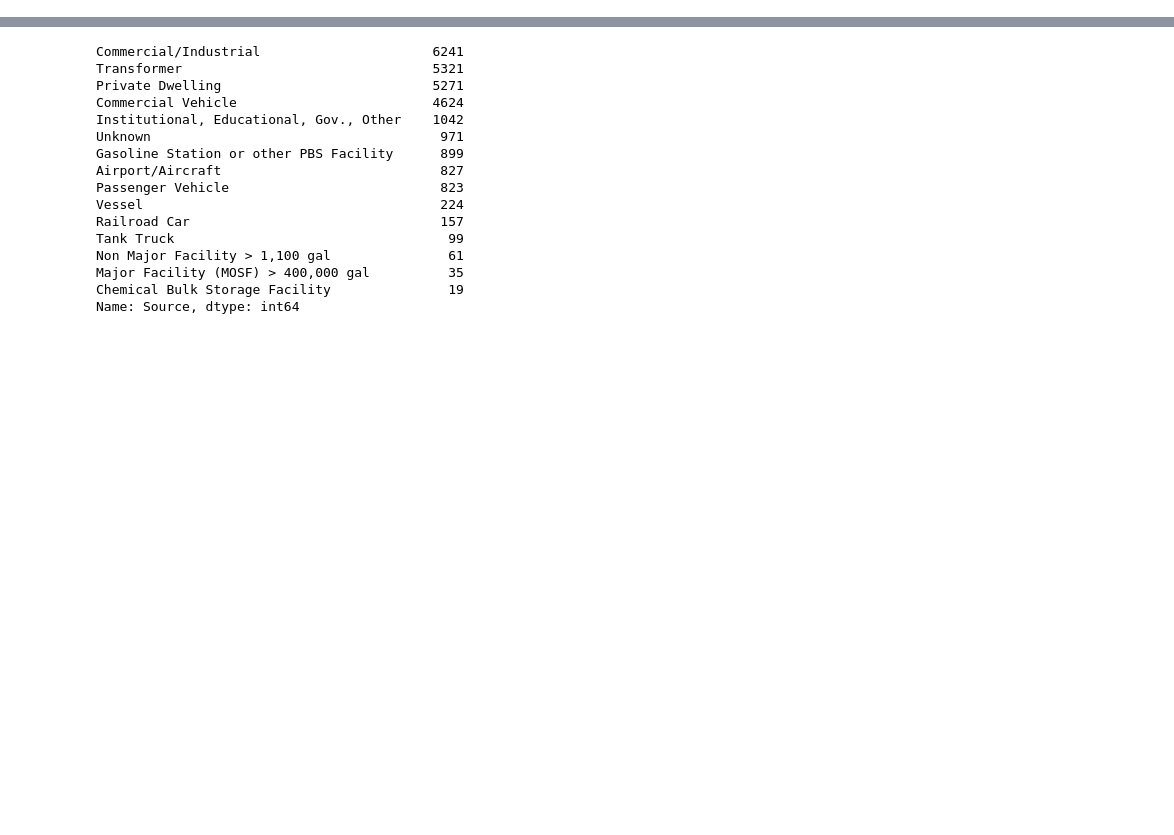
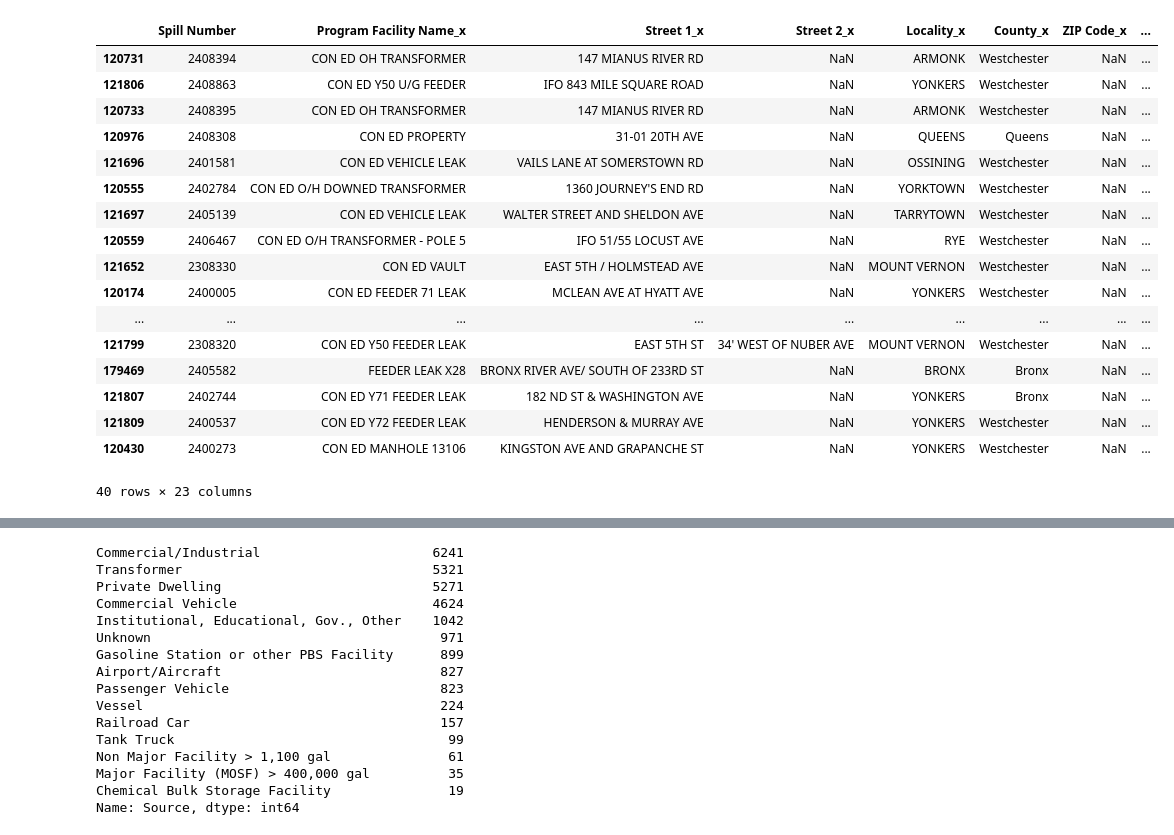
Before and after one commit to shenalt/NYSpills, a Jupyter notebook: spills.ipynb, the cells around one changed output, grey strips where cells are left out. Cells and saved outputs as stored; diff of their text form; code cells hidden in the pictures; blank space fills up the shorter version.

Commit message:
merge dfs

```diff
--- a/spills.ipynb
+++ b/spills.ipynb
@@ -99,8 +100,16 @@ print(df.duplicated().sum())
 # %%
 # Date Range
-df['Spill Date'] = pd.to_datetime(df['Spill Date'])
-df['Year'] = df['Spill Date'].dt.year
-years = df['Year'].value_counts()
-print(df['Year'].dtypes)
+df_24['Spill Date'] = pd.to_datetime(df_24['Spill Date'])
+df_24['Year'] = df_24['Spill Date'].dt.year
+years = df_24['Year'].value_counts()
+print('DF 24')
+print(df_24['Year'].dtypes)
 print(years.sort_index(ascending=True))
+
+print('DF 25')
+df_25['Spill Date'] = pd.to_datetime(df_25['Spill Date'])
+df_25['Year'] = df_25['Spill Date'].dt.year
+years = df_25['Year'].value_counts()
+print(df_25['Year'].dtypes)
+print(years.sort_index(ascending=True))
 # %% [output]
@@ -125,7 +148,8 @@ Name: Year, Length: 66, dtype: int64
 #print(county_spill_sums)
 # %%
 # Creating a Recovered Amount Column
-df['Unrecovered Amount'] = df['Quantity'] - df['Recovered']
+df_24['Unrecovered Amount'] = df_24['Quantity'] - df_24['Recovered']
+df_25['Unrecovered Amount'] = df_25['Quantity'] - df_25['Recovered']
 
 #Function for Getting Unrecovered Amount
 def unrecovered(row):
@@ -134,5 +158,6 @@ def unrecovered(row):
         amt = 0
      return amt
 
-df['Unrecovered Amount'] = df.apply(unrecovered, axis=1)
-address_df = df.copy()
+df_24['Unrecovered Amount'] = df_24.apply(unrecovered, axis=1)
+df_25['Unrecovered Amount'] = df_25.apply(unrecovered, axis=1)
+df_25
@@ -139,7 +188,11 @@ address_df = df.copy()
 # %%
-df = df.dropna(subset=['Program Facility Name'])
-con_ed_df = df[df['Program Facility Name'].str.contains('CON ED')]
-con_ed_df = con_ed_df[con_ed_df['Unrecovered Amount'] > 0]
-pd.set_option('display.max_rows', None)
-con_ed_df.sort_values(by=['Year'], ascending=False)
+#con_ed_df = df[df['Program Facility Name'].str.contains('CON ED')]
+#con_ed_df = con_ed_df[con_ed_df['Unrecovered Amount'] > 0]
+#pd.set_option('display.max_rows', None)
+#con_ed_df.sort_values(by=['Year'], ascending=False)
+
+merged_df = pd.merge(df_25, df_24, on='Spill Number', how='left')
+merged_df = merged_df.drop(columns=['Unrecovered Amount_y', 'Year_y', 'Recovered_y', 'Units_y', 'Quantity_y', 'Material Family_y', 'Material Name_y', 'Close Date_y', 'Source_y', 'Waterbody_y',
+                                    'Contributing Factor_y', 'Received Date_y', 'Spill Date_y', 'DEC Region_y', 'SWIS Code_y', 'ZIP Code_y', 'County_y', 'Locality_y', 'Street 2_y', 'Street 1_y',])
+merged_df.columns
 # %% [output]
@@ -163,2 +206,24 @@ con_ed_df.sort_values(by=['Year'], ascending=False)
+# %%
+con_ed_df = merged_df[(merged_df['Program Facility Name_x'].str.contains('CON ED')) | (merged_df['Program Facility Name_y'].str.contains('CON ED'))]
+con_ed_df.sort_values(by=['Year_x'], ascending=False).head(40)
+# %% [output]
+|  | Spill Number | Program Facility Name_x | Street 1_x | Street 2_x | Locality_x | County_x | ZIP Code_x | ... |
+| 120731 | 2408394 | CON ED OH TRANSFORMER | 147 MIANUS RIVER RD | NaN | ARMONK | Westchester | NaN | ... |
+| 121806 | 2408863 | CON ED Y50 U/G FEEDER | IFO 843 MILE SQUARE ROAD | NaN | YONKERS | Westchester | NaN | ... |
+| 120733 | 2408395 | CON ED OH TRANSFORMER | 147 MIANUS RIVER RD | NaN | ARMONK | Westchester | NaN | ... |
+| 120976 | 2408308 | CON ED PROPERTY | 31-01 20TH AVE | NaN | QUEENS | Queens | NaN | ... |
+| 121696 | 2401581 | CON ED VEHICLE LEAK | VAILS LANE AT SOMERSTOWN RD | NaN | OSSINING | Westchester | NaN | ... |
+| 120555 | 2402784 | CON ED O/H DOWNED TRANSFORMER | 1360 JOURNEY'S END RD | NaN | YORKTOWN | Westchester | NaN | ... |
+| 121697 | 2405139 | CON ED VEHICLE LEAK | WALTER STREET AND SHELDON AVE | NaN | TARRYTOWN | Westchester | NaN | ... |
+| 120559 | 2406467 | CON ED O/H TRANSFORMER - POLE 5 | IFO 51/55 LOCUST AVE | NaN | RYE | Westchester | NaN | ... |
+| 121652 | 2308330 | CON ED VAULT | EAST 5TH / HOLMSTEAD AVE | NaN | MOUNT VERNON | Westchester | NaN | ... |
+| 120174 | 2400005 | CON ED FEEDER 71 LEAK | MCLEAN AVE AT HYATT AVE | NaN | YONKERS | Westchester | NaN | ... |
+| ... | ... | ... | ... | ... | ... | ... | ... | ... |
+| 121799 | 2308320 | CON ED Y50 FEEDER LEAK | EAST 5TH ST | 34' WEST OF NUBER AVE | MOUNT VERNON | Westchester | NaN | ... |
+| 179469 | 2405582 | FEEDER LEAK X28 | BRONX RIVER AVE/ SOUTH OF 233RD ST | NaN | BRONX | Bronx | NaN | ... |
+| 121807 | 2402744 | CON ED Y71 FEEDER LEAK | 182 ND ST & WASHINGTON AVE | NaN | YONKERS | Bronx | NaN | ... |
+| 121809 | 2400537 | CON ED Y72 FEEDER LEAK | HENDERSON & MURRAY AVE | NaN | YONKERS | Westchester | NaN | ... |
+| 120430 | 2400273 | CON ED MANHOLE 13106 | KINGSTON AVE AND GRAPANCHE ST | NaN | YONKERS | Westchester | NaN | ... |
+40 rows × 23 columns
 # %%
 # SELECTING AND FILTERING
```
Also changed, not shown: parts of 10 cells of this notebook, 2 other files.
